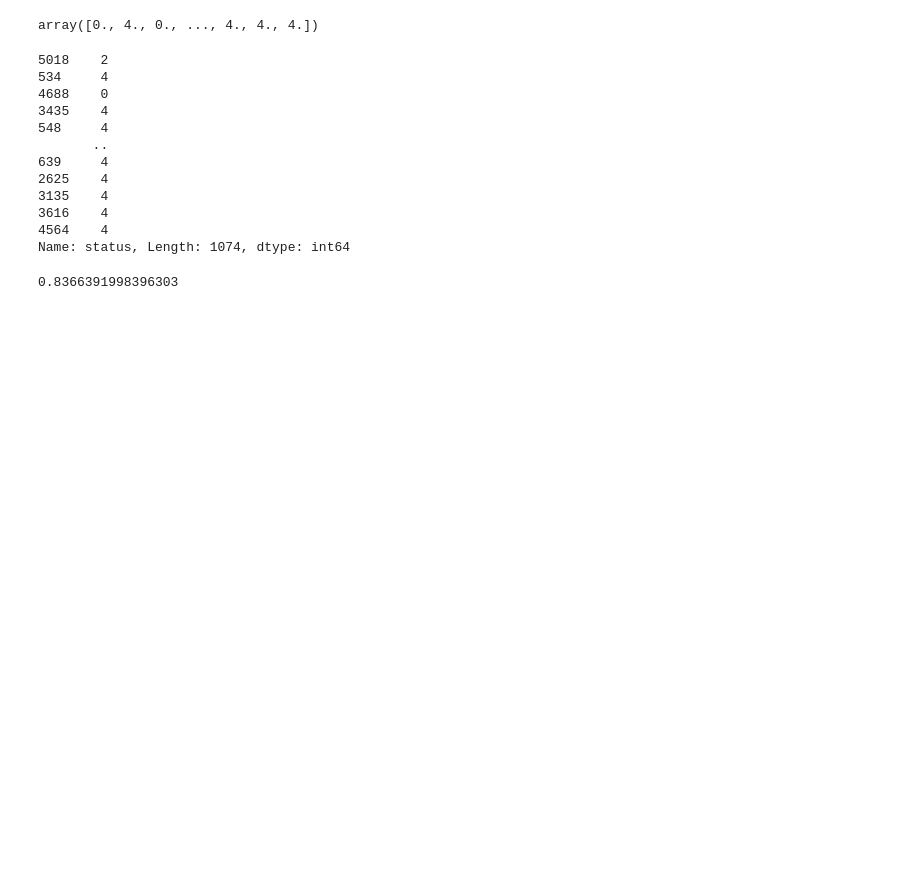
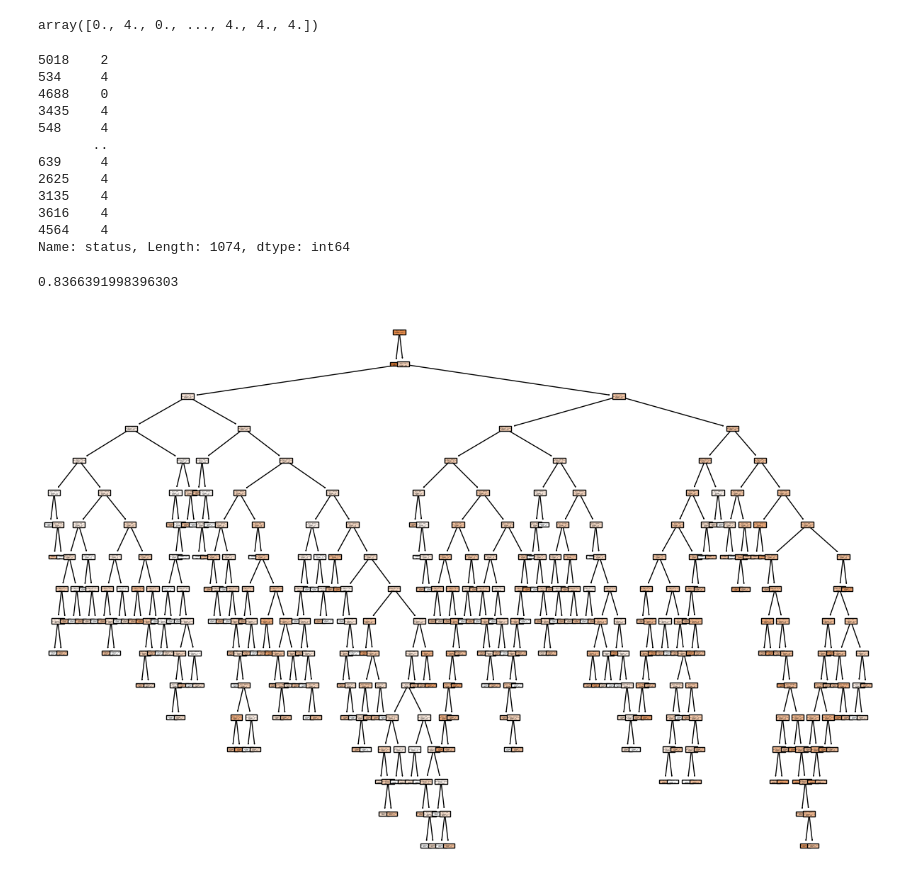
Before and after one commit to madinatt/PKDD-99-Financial-Dataset-Analysis, a Jupyter notebook: Financial_Notebook.ipynb, the cells around one changed output. Drawn from its saved outputs; the diff is of its cells as text; code cells hidden in the pictures; blank space fills up the shorter version.

```diff
--- a/Financial_Notebook.ipynb
+++ b/Financial_Notebook.ipynb
@@ -405,0 +417,6 @@ r2_score(y_test,y_pred) #Observation: the result indicate that using DR model sh
+# %%
+plt.figure(figsize = (15,10))
+tree.plot_tree(model1, filled = True)
+plt.show()
+# %% [output]
+[figure, added]
```
Also changed, not shown: parts of 5 cells of this notebook.
